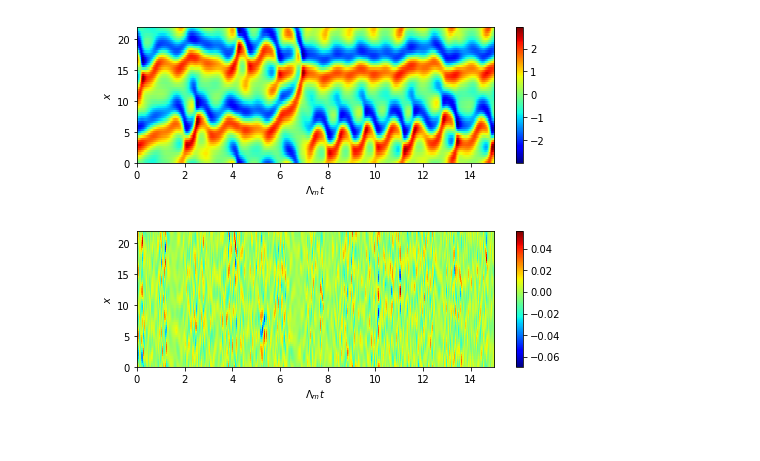
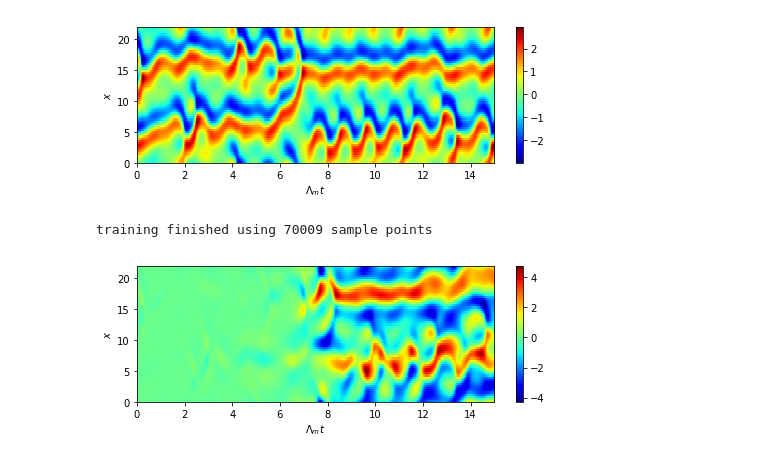
Before and after one commit to monlie/ReservoirComputing, a Jupyter notebook: Untitled.ipynb, the cells around one changed output. Drawn from its saved outputs; the diff is of its cells as text; code cells hidden in the pictures.

```diff
--- a/Untitled.ipynb
+++ b/Untitled.ipynb
@@ -54,15 +71,35 @@ class ChaosNet(object):
         self.is_trained = False
         self.__gamma = 1e-4
 
-    def train(self, train_x, train_y):
+    def train(self, train_x, train_y, skip=10):
+        if train_x.shape[0] - train_y.shape[0] != skip:
+            raise ValueError("wrong length of data")
         train_x = tf.expand_dims(train_x, 1)
         self.reservoir.cold_start()
+        warm = train_x[:skip]
+        train_x = train_x[skip:]
+        # prewarming
+        for x in warm:
+            self.reservoir(x)
         out = tf.concat([self.reservoir(x) for x in train_x], 0)
-        self.w_ro = tf.linalg.inv((tf.transpose(out) @ out + self.__gamma * tf.eye(out.shape[-1]))) @ tf.transpose(out) @ train_y
+        out = tf.cast(out, tf.float64)
+        train_y = tf.cast(train_y, tf.float64)
+        self.w_ro = tf.matmul(tf.linalg.inv(tf.matmul(tf.transpose(out), out)
+                                            + self.__gamma * tf.eye(out.shape[-1], dtype=tf.float64)),
+                              tf.matmul(tf.transpose(out), train_y))
+#         loss = tf.reduce_sum(tf.square(train_y - out @ self.w_ro)) + self.__gamma * tf.reduce_sum(tf.square(self.w_ro))
+#         print(f"training finished using {train_y.shape[0]} sample points, total loss is {loss}")
+        print(f"training finished using {train_y.shape[0]} sample points")
+        self.w_ro = tf.cast(self.w_ro, tf.float32)
         self.is_trained = True
-        print(f"training finished using {train_y.shape[0]} sample points")
 
-
-cha = ChaosNet(4992, 0.1)
-cha.train(train_x, train_y)
+    def predict(self, data, step=1000):
+        if self.is_trained:
+            data = tf.expand_dims(data, 1)
+            x = data[-1]
+            out = []
+            for t in range(step):
+                x = self.reservoir(x) @ self.w_ro
+                out.append(x)
+            return tf.concat(out, 0)
 # %%
@@ -99,9 +137,9 @@ $$
 $$
 # %%
 kse_data = loadmat("KSE_code/KS_data_right.mat")["udata"]
-train_x = tf.constant(kse_data[:, 2001:72010].T, dtype=tf.float32)
+train_x = tf.constant(kse_data[:, 1991:72010].T, dtype=tf.float32)
 train_y = tf.constant(kse_data[:, 2002:72011].T, dtype=tf.float32)
-validate_x = kse_data[:, 72011:73210]
+validate_x = tf.constant(kse_data[:, 70011:72011].T, dtype=tf.float32)
 validate_y = tf.constant(kse_data[:, 72012:73211].T, dtype=tf.float32)
 # %%
 %matplotlib inline
@@ -124,12 +156,16 @@ weight = tf.linalg.inv((tf.transpose(res_x) @ res_x + gamma * tf.eye(res_x.shape
 # %%
-pred_y = res_x @ weight + train_x
+cha = ChaosNet(4992, 0.1)
+cha.train(train_x, train_y)
+pred = cha.predict(validate_x)
+
 plt.figure(figsize=(8, 2.5))
-plt.imshow(tf.transpose(pred_y-train_y)[:, :2000], origin="lower",
-           extent=[0, validate_y.shape[-1]*0.25*0.05, 0, 22],
+plt.imshow(tf.transpose(pred) - tf.transpose(validate_y)[:, :1000], origin="lower",
+           extent=[0, validate_y.shape[0]*0.25*0.05, 0, 22],
            aspect="auto", cmap="jet")
 plt.colorbar()
 plt.ylabel("$x$")
 plt.xlabel("$\Lambda_m t$")
 plt.show()
 # %% [output]
+training finished using 70009 sample points
-[figure, old version]
+[figure, new version]
```
Also changed, not shown: parts of 5 cells of this notebook, 2 other files.
